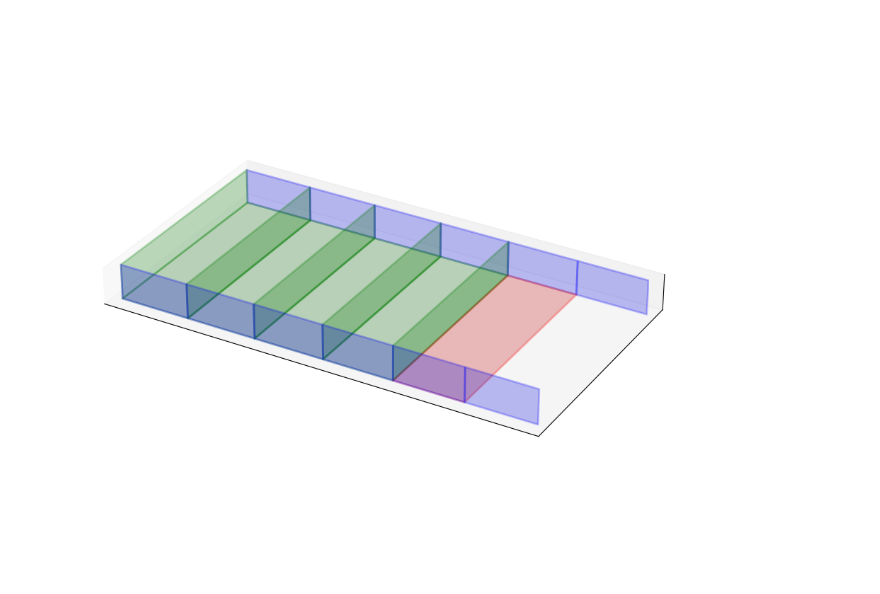
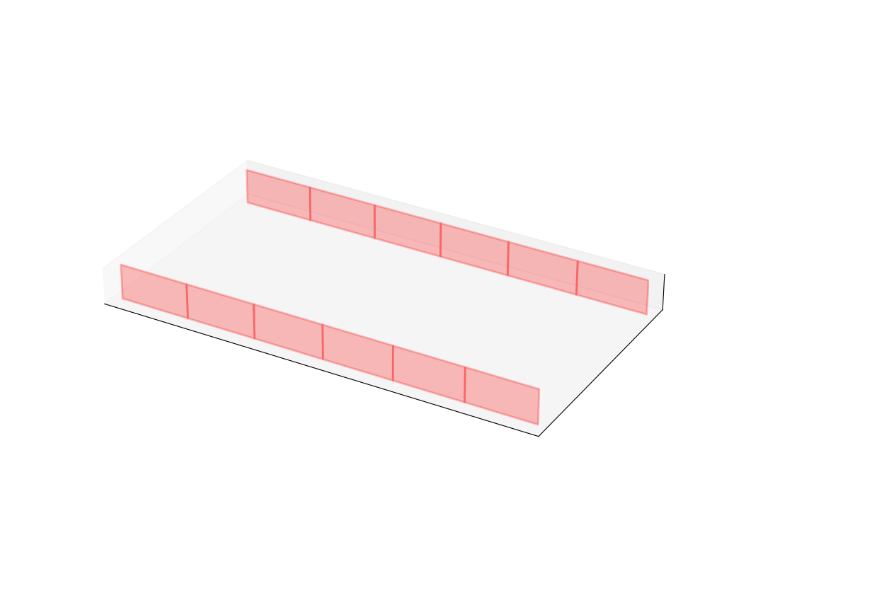
Before and after one commit to davidsj/ml_par_sim, a Jupyter notebook: viz.ipynb, the cells around one changed output. Saved outputs shown, nothing was run; the diff lists cells and outputs as text; code cells hidden in the pictures.

Commit message:
animation of batch

```diff
--- a/viz.ipynb
+++ b/viz.ipynb
@@ -6,48 +7,81 @@ fig = plt.figure(figsize=(10, 10))
 ax = fig.add_subplot(111, projection='3d')
 
 d_model = 8
 d_hidden = 2*d_model
 B = 48
 L = 6
 
 L_by_hidden_ax = 0
 B_ax = 1
 d_model_ax = 2
 
-def plot_face(ax, vals1, vals2, depth, ax1, ax2, color='b'):
+def make_face(ax, vals1, vals2, depth, ax1, ax2, color='b', alpha=0.25):
     ax3 = 3 - ax1 - ax2
     val1, val2 = np.meshgrid(vals1, vals2)
     val3 = np.full_like(val1, depth)
     arg = np.array([val1, val2, val3])[[ax1, ax2, ax3]]
-    ax.plot_surface(*arg,
-                    alpha=0.25, color=color, edgecolor=color, linewidth=2)
-
+    face = ax.plot_surface(*arg, color=color, alpha=alpha, linewidth=2, edgecolor=color)
+    return face
 
 phase = 'bwd'
 phase_l = 4.5
+residual_activations = []
+hidden_activations = []
+weights1 = []
+weights2 = []
 for l in range(L+1):
-    if l <= phase_l:
-        c = 'g'
-        if phase == 'bwd' and l == phase_l:
-            c = 'r'
-        plot_face(ax, (0, d_model), (0, B), l*d_hidden, d_model_ax, B_ax, color=c)
+    residual_activations.append(make_face(ax, (0, d_model), (0, B), l*d_hidden, d_model_ax, B_ax, color='g', alpha=0.0))
     if l == L:
         break
-    if l + 0.5 <= phase_l:
-        c = 'g'
-        if phase == 'bwd' and l + 0.5 == phase_l:
-            c = 'r'
-        plot_face(ax, (l*d_hidden, (l+1)*d_hidden), (0, B), 0, L_by_hidden_ax, B_ax, color=c)
-    plot_face(ax, (l*d_hidden, (l+1)*d_hidden), (0, d_model), 0, L_by_hidden_ax, d_model_ax)
-    plot_face(ax, (l*d_hidden, (l+1)*d_hidden), (0, d_model), B, L_by_hidden_ax, d_model_ax)
+    hidden_activations.append(make_face(ax, (l*d_hidden, (l+1)*d_hidden), (0, B), 0, L_by_hidden_ax, B_ax, color='g', alpha=0.0))
+    weights1.append(make_face(ax, (l*d_hidden, (l+1)*d_hidden), (0, d_model), 0, L_by_hidden_ax, d_model_ax))
+    weights2.append(make_face(ax, (l*d_hidden, (l+1)*d_hidden), (0, d_model), B, L_by_hidden_ax, d_model_ax))
 
 width = L*d_hidden
 ax.set_xlim3d(0, width)
 ax.set_aspect('equal')
 ax.grid(False)
 ax.set_xticks([])
 ax.set_yticks([])
 ax.set_zticks([])
-plt.show()
+
+def update_gen():
+    yield
+    yield
+    for l in range(L):
+        residual_activations[l].set_alpha(0.25)
+        residual_activations[l].set_color('g')
+        yield
+        hidden_activations[l].set_alpha(0.25)
+        hidden_activations[l].set_color('g')
+        yield
+    residual_activations[L].set_alpha(0.25)
+    residual_activations[L].set_color('g')
+    yield
+    residual_activations[L].set_color('r')
+    yield
+    for l in range(L - 1, -1, -1):
+        hidden_activations[l].set_color('r')
+        yield
+        weights2[l].set_color('r')
+        residual_activations[l+1].set_alpha(0.0)
+        residual_activations[l+1].set_color('r')
+        yield
+        if l == 0:
+            residual_activations[l].set_alpha(0.0)
+        residual_activations[l].set_color('r')
+        yield
+        weights1[l].set_color('r')
+        hidden_activations[l].set_alpha(0.0)
+        hidden_activations[l].set_color('r')
+        yield
+    yield
+    yield
+update_gen = update_gen()
+def update(frame):
+    return next(update_gen)
+
+ani = FuncAnimation(fig, update, frames=range(6*L+4))
+ani.save('batch.mp4', fps=8, extra_args=['-vcodec', 'libx264'])
 # %% [output]
-[figure, old version]
+[figure, new version]
```
Also changed, not shown: parts of 1 cell of this notebook.
